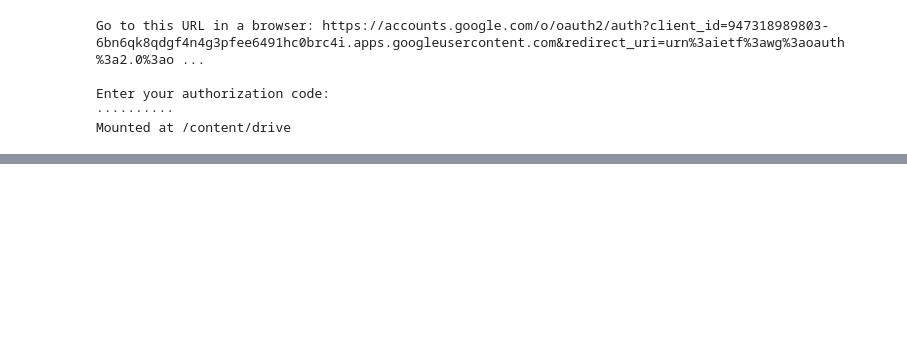
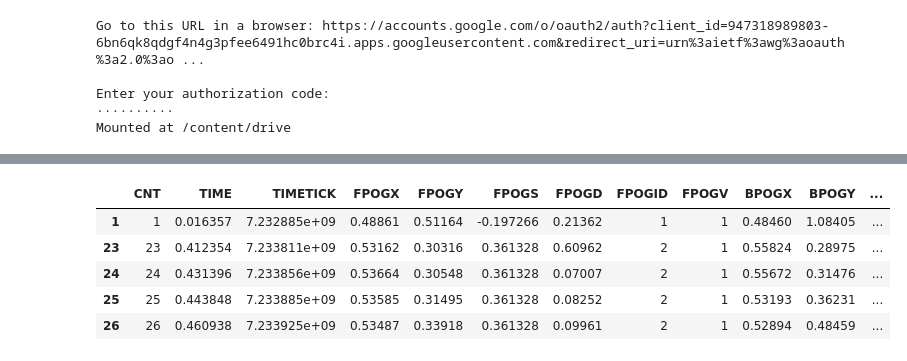
Before and after one commit to Nusserle/LieDetection, a Jupyter notebook: LieDetectionTest_Gaze.ipynb, the cells around one changed output, grey strips where cells are left out. Cells and saved outputs as stored; diff of their text form; code cells hidden in the pictures; blank space fills up the shorter version.

```diff
--- a/LieDetectionTest_Gaze.ipynb
+++ b/LieDetectionTest_Gaze.ipynb
@@ -34,0 +91,35 @@ df[["gaze", truth]]
+# %%
+def processData(data):
+  processed_data = []
+  for d, t in data:
+    pc = d.copy()
+
+    horDist = d["FPOGX"].copy()
+    horDist.iloc[1:] = np.subtract(horDist.iloc[1:].to_numpy(), horDist.iloc[:-1].to_numpy() )
+    vertDist = d["FPOGY"].copy()
+    vertDist.iloc[1:] = np.subtract(vertDist.iloc[1:].to_numpy(), vertDist.iloc[:-1].to_numpy() )
+    distances = np.sqrt(np.add(np.power(horDist, 2), np.power(vertDist, 2)))
+
+    times = d["TIME"].copy()
+    times.iloc[1:] = np.subtract(times.iloc[1:].to_numpy(), times.iloc[:-1].to_numpy() )
+
+    velocity = distances / times
+
+
+    pc["VELOCITY"] = velocity
+    pc["DISTANCE"] = distances
+    pc["ELAPSED_TIME"] = times
+    pc["Truth"] = t
+
+    processed_data.append(pc[1:])
+  return processed_data
+
+processed_data = processData(pre_filtered_data)
+processed_data[0].head()
+# %% [output]
+|  | CNT | TIME | TIMETICK | FPOGX | FPOGY | FPOGS | FPOGD | FPOGID | FPOGV | BPOGX | BPOGY | ... |
+| 1 | 1 | 0.016357 | 7.232885e+09 | 0.48861 | 0.51164 | -0.197266 | 0.21362 | 1 | 1 | 0.48460 | 1.08405 | ... |
+| 23 | 23 | 0.412354 | 7.233811e+09 | 0.53162 | 0.30316 | 0.361328 | 0.60962 | 2 | 1 | 0.55824 | 0.28975 | ... |
+| 24 | 24 | 0.431396 | 7.233856e+09 | 0.53664 | 0.30548 | 0.361328 | 0.07007 | 2 | 1 | 0.55672 | 0.31476 | ... |
+| 25 | 25 | 0.443848 | 7.233885e+09 | 0.53585 | 0.31495 | 0.361328 | 0.08252 | 2 | 1 | 0.53193 | 0.36231 | ... |
+| 26 | 26 | 0.460938 | 7.233925e+09 | 0.53487 | 0.33918 | 0.361328 | 0.09961 | 2 | 1 | 0.52894 | 0.48459 | ... |
```
Also changed, not shown: parts of 10 cells of this notebook.
